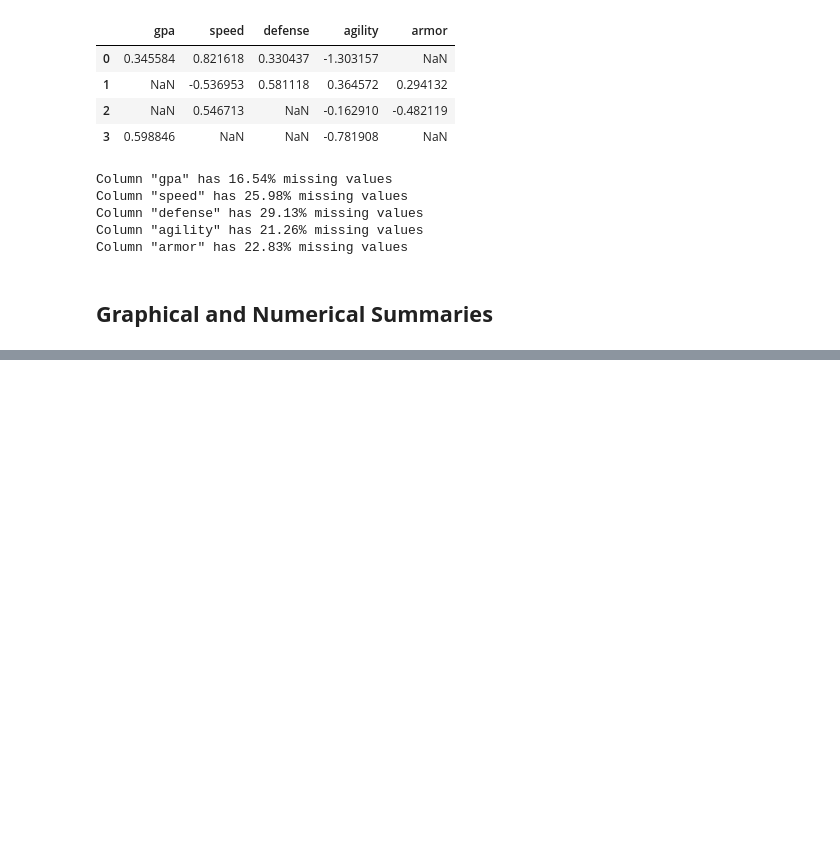
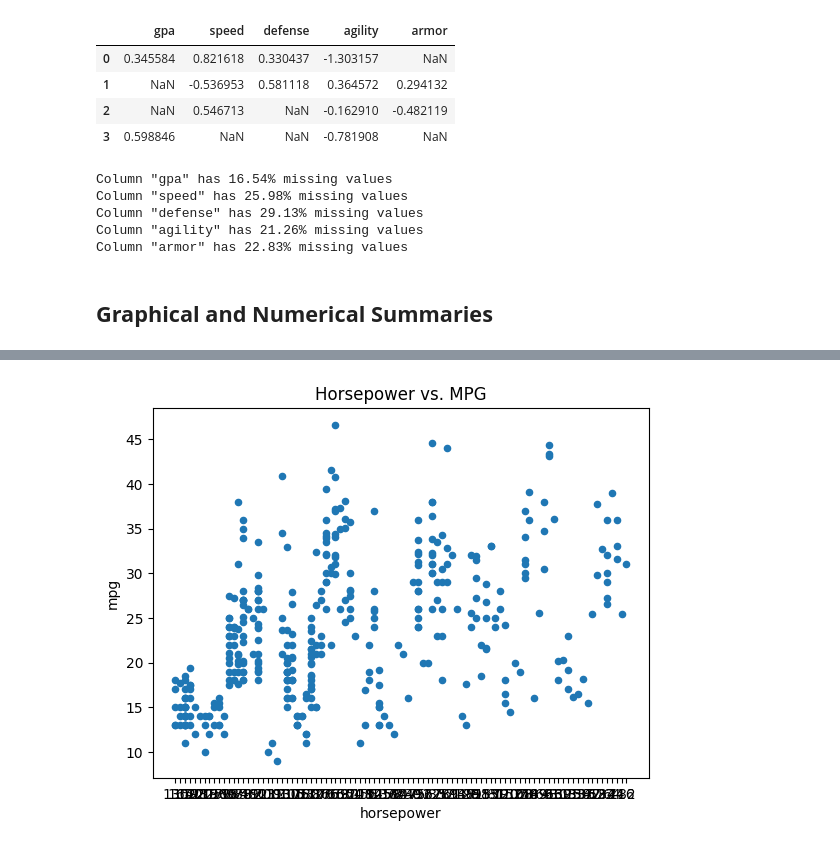
Before and after one commit to 0xHadyy/isl-python, a Jupyter notebook: jupyterlabs/ISL-Chapter-2.ipynb, the cells around one changed output, grey strips where cells are left out. Cells and saved outputs as stored; diff of their text form; code cells hidden in the pictures; blank space fills up the shorter version.

```diff
--- a/jupyterlabs/ISL-Chapter-2.ipynb
+++ b/jupyterlabs/ISL-Chapter-2.ipynb
@@ -1025,0 +1037,4 @@ print()
+# %%
+ax.figure
+# %% [output]
+[figure, added]
```
Also changed, not shown: parts of 14 cells of this notebook, 1 other file.
